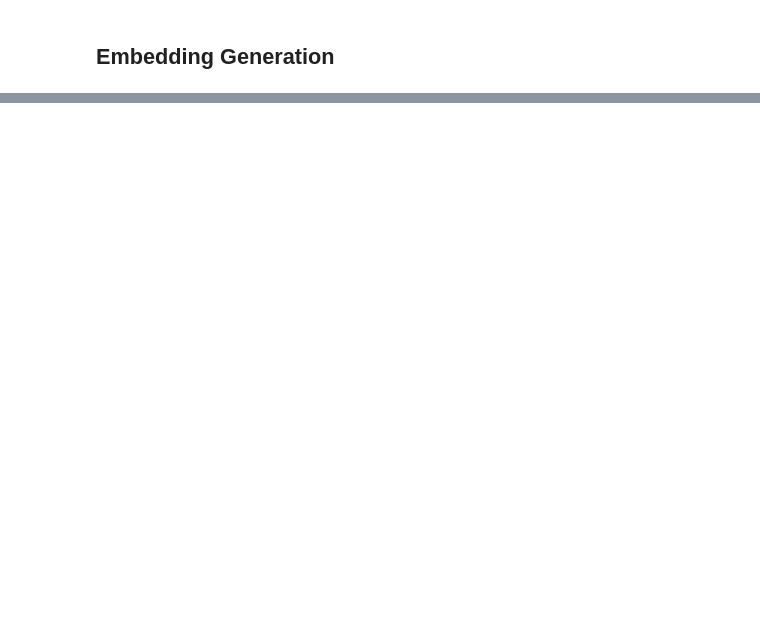
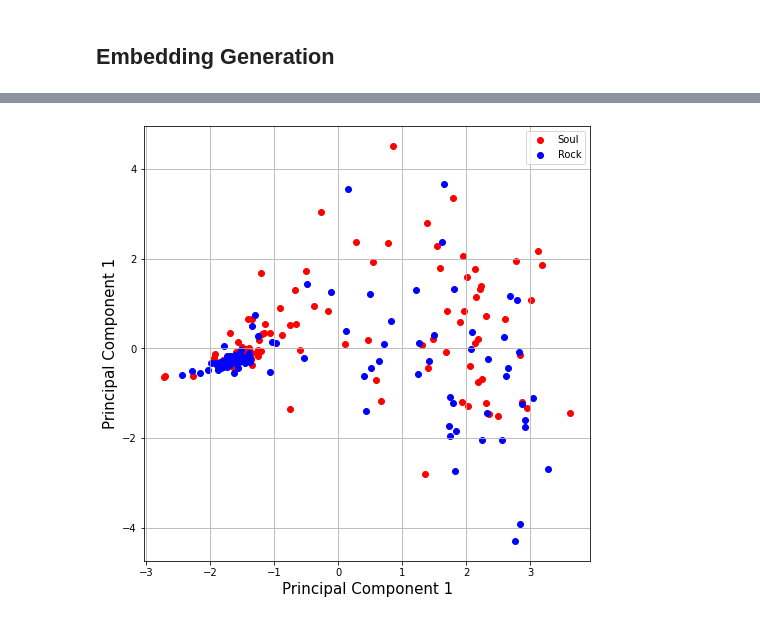
Before and after one commit to dwslab/jRDF2Vec, a Jupyter notebook: examples/jupyter_notebook/jRDF2vec-for-oa.ipynb, the cells around one changed output, grey strips where cells are left out. Cells and saved outputs as stored; diff of their text form; code cells hidden in the pictures; blank space fills up the shorter version.

```diff
--- a/examples/jupyter_notebook/jRDF2vec-for-oa.ipynb
+++ b/examples/jupyter_notebook/jRDF2vec-for-oa.ipynb
@@ -79,0 +98,9 @@ Words in train file: 29456
+# %%
+import pandas as pd
+dfVectors = pd.read_csv("./oa100.txt", sep = " ", skiprows=[0])
+dfVectors.columns = ["Band"] + [f"v{i}" for i in range(0,101)]
+# drop last empty value
+dfVectors = dfVectors[["Band"] + [f"v{i}" for i in range(0,100)]]
+# %%
+dfXvectors = pd.concat([dfX.set_index("Band"), dfVectors.set_index("Band")], axis=1, join="inner")
+dfXvectors
@@ -79,0 +122,35 @@ Words in train file: 29456
+# %%
+# perform PCa
+import matplotlib.pyplot as plt
+import sklearn
+from sklearn.decomposition import PCA
+
+pca = PCA(n_components=2)
+pca_result = pca.fit_transform(dfXvectors)
+# %%
+principal_df = pd.DataFrame(data = pca_result,
+                          columns = ["principal component 1", "principal component 2"])
+finalDf = pd.concat([principal_df, dfY], axis = 1)
+# %%
+# prepare diagram
+fig = plt.figure(figsize = (8,8))
+ax = fig.add_subplot(1, 1, 1)
+ax.set_xlabel("Principal Component 1", fontsize = 15)
+ax.set_ylabel("Principal Component 1", fontsize = 15)
+
+# color codes
+targets = ["Soul", "Rock"]
+colors = ["r", "b"]
+
+# create plot
+for target, color in zip (targets, colors):
+    indicesToKeep = finalDf["Genre"] == target
+    ax.scatter(finalDf.loc[indicesToKeep, "principal component 1"],
+               finalDf.loc[indicesToKeep, "principal component 2"],
+               c = color)
+ax.legend(targets)
+ax.grid()
+
+plt.savefig("rdf_oa_plot.png", bbox_inches='tight')
+# %% [output]
+[figure, added]
```
Also changed, not shown: parts of 7 cells of this notebook, 3 other files.
